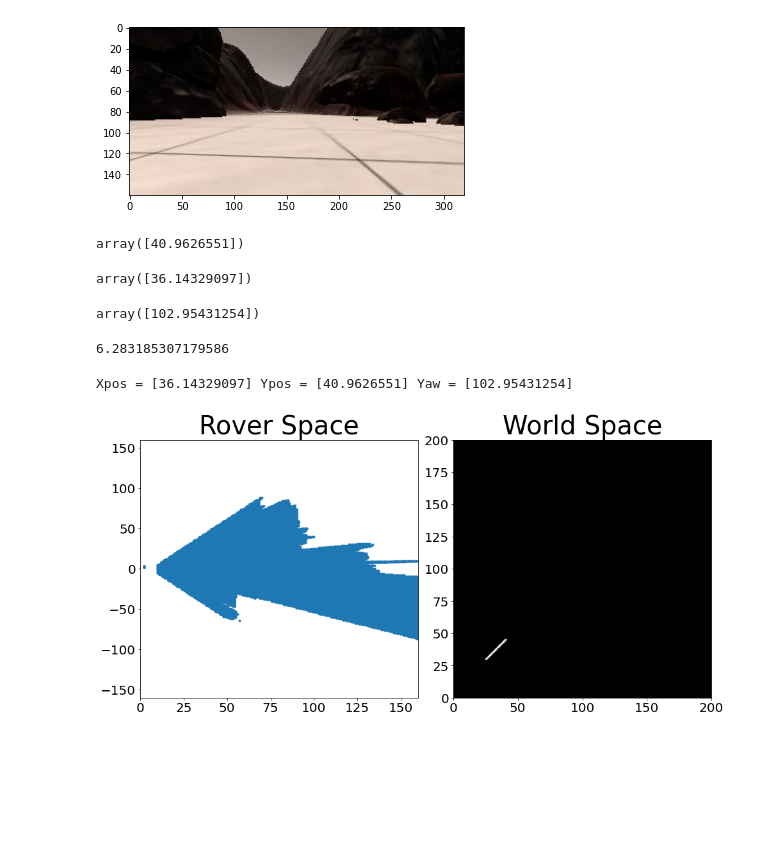
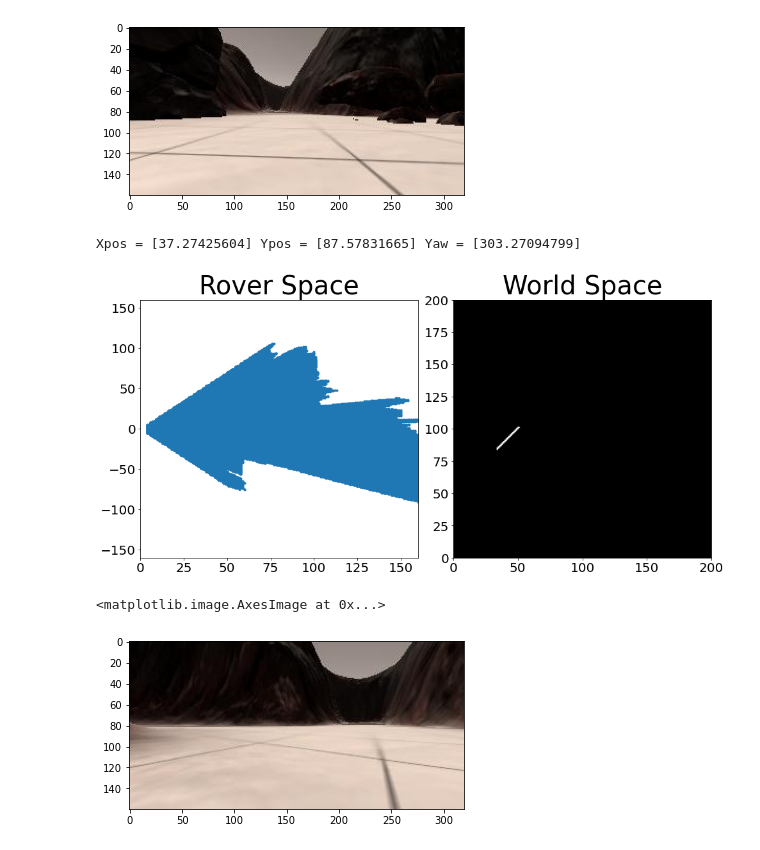
Before and after one commit to T-rex007/RobotNavigable-Terrain-Processing, a Jupyter notebook: RobotSampleAndReturnImageProcessing.ipynb, the cells around one changed output. Cells and saved outputs as stored; diff of their text form; code cells hidden in the pictures; blank space fills up the shorter version.

```diff
--- a/RobotSampleAndReturnImageProcessing.ipynb
+++ b/RobotSampleAndReturnImageProcessing.ipynb
@@ -216,46 +213,49 @@ plt.imshow(sample3)
 <matplotlib.image.AxesImage at 0x...>
 [figure]
 # %%
-### Choose randome number for the position and yaw
+### Choose random numbers for the position and yaw (Robot Pose)
 rover_yaw = np.random.random(1)*360
-rover_xpos = np.random.random(1)*120 +20
-rover_ypos = np.random.random(1)*120 +20
+rover_xpos = np.random.random(1)*180 +20
+rover_ypos = np.random.random(1)*180 +20
-# %%
-rover_ypos
-# %% [output]
-array([40.9626551])
-# %%
-rover_xpos
-# %% [output]
-array([36.14329097])
-# %%
-rover_yaw
-# %% [output]
-array([102.95431254])
-# %%
-2*np.pi
-# %% [output]
-6.283185307179586
 # %%
 def pixRotate(xpix,ypix,yaw):
+    """
+    Rotate Pixels by yaw.
+    """
     #convert to Radians
     yaw_rad = yaw * np.pi/180
     xpix_rotated = xpix*np.cos(yaw_rad) - ypix*np.sin(yaw_rad)
     ypix_rotated = xpix*np.sin(yaw_rad) + ypix*np.cos(yaw_rad)
     return xpix_rotated,ypix_rotated
 
-def pixTranslateClip(xpix_rot,ypix_rot,yaw,xpos,ypos,  scale = 10):
+def pixTranslate(xpix_rot,ypix_rot,yaw,xpos,ypos,  scale = 10):
+    """
+    Translate pixels by (xpos, ypos)
+    """
     x_world = xpos + (xpix_rot/scale)
     y_world = ypos + (xpix_rot/scale)
     return x_world,y_world
 
 def pixToWorld(xpix,ypix,yaw,xpos,ypos, scale = 10,  world_size =200 ):
-
-    xrot , yrot = pixRotate(xpix,ypix,yaw)
-    xtran, ytran = pixTranslateClip(xrot, yrot, yaw, xpos, ypos,scale)
+    """
+    Map Rover centric pixels to world
+    """
+    xrot , yrot = pixRotate(xpix = xpix, ypix = ypix,yaw = yaw)
+    xtran, ytran = pixTranslate(xpix_rot = xrot, ypix_rot = yrot,yaw = yaw,xpos = xpos,
+                                ypos=  ypos, scale = scale)
     xpix_world = np.clip(np.int_(xtran), 0,world_size -1)
     ypix_world= np.clip(np.int_(ytran), 0,world_size -1)
     return xpix_world, ypix_world
+
+def to_polar_coords(xpix, ypix):
+    """
+    Convert Cartesian coordinates to polar coordinates
+    """
+    # Calculate distance to each pixel
+    dist = np.sqrt(xpix**2 + ypix**2)
+    # Calculate angle using arctangent function
+    angles = np.arctan2(ypix, xpix)
+    return dist, angles
 # %%
 
 # Define calibration box in source (actual) and destination (desired) coordinates
@@ -271,45 +271,53 @@ bottom_offset = 6
 ### SOUCRE POINTS Reference points from Original Image
 #ref_points = np.float32([ [192.114,92.2649], [120.284, 93.013], [66.5331,121.781], [255.78,113.178]])
 ### Where do i want then to be (Destination points)
-dst = np.float32([[s[1]/2-dst_size, s[0] - offset- (2*dst_size)],
-                  [s[1]/2+dst_size, s[0] - offset- (2*dst_size)],
-                  [s[1]/2+dst_size, s[0] - offset ],
-                  [s[1]/2-dst_size, s[0] - offset ]]
-                )
+#dst = np.float32([[s[1]/2-dst_size, s[0] - offset- (2*dst_size)],
+#                  [s[1]/2+dst_size, s[0] - offset- (2*dst_size)],
+#                  [s[1]/2+dst_size, s[0] - offset ],
+#                  [s[1]/2-dst_size, s[0] - offset ]]
+#                )
 
+### Perform perspective transform using Calibrated reference points and destination points
 warped = perspectiveTransform(img, ref_points,dst)
 bin_img = colorThreshold(warped)
 # Extract navigable terrain pixels
 xpix, ypix = roverCentriCoordinates(bin_img)
+
 # Generate 200 x 200 pixel worldmap
 worldmap = np.zeros((200, 200))
 scale = 10
 # Get navigable pixel positions in world coords
 x_world, y_world = pixToWorld(xpix = xpix, ypix =  ypix, xpos = rover_xpos,
                                 ypos = rover_ypos, yaw = rover_yaw,
                                 world_size = worldmap.shape[0], scale = scale)
 # Add pixel positions to worldmap
 worldmap[y_world, x_world] += 255
 print('Xpos =', rover_xpos, 'Ypos =', rover_ypos, 'Yaw =', rover_yaw)
 # Plot the map in rover-centric coords
 
 f, (ax1, ax2) = plt.subplots(1, 2, figsize=(14, 7))
 f.tight_layout()
 ax1.plot(xpix, ypix, '.')
 ax1.set_title('Rover Space', fontsize=40)
 ax1.set_ylim(-160, 160)
 ax1.set_xlim(0, 160)
 ax1.tick_params(labelsize=20)
 
 ax2.imshow(worldmap, cmap='gray')
 ax2.set_title('World Space', fontsize=40)
 ax2.set_ylim(0, 200)
 ax2.tick_params(labelsize=20)
 ax2.set_xlim(0, 200)
 
 
 plt.subplots_adjust(left=0.1, right=1, top=0.9, bottom=0.1)
 plt.show() # Uncomment if running on your local machine
 # %% [output]
-Xpos = [36.14329097] Ypos = [40.9626551] Yaw = [102.95431254]
+Xpos = [37.27425604] Ypos = [87.57831665] Yaw = [303.27094799]
-[figure, old version]
+[figure, new version]
+# %%
+img = plt.imread("images/sample1.jpg")
+plt.imshow(img)
+# %% [output]
+<matplotlib.image.AxesImage at 0x...>
+[figure, added]
```
Also changed, not shown: parts of 7 cells of this notebook, 1 other file.
